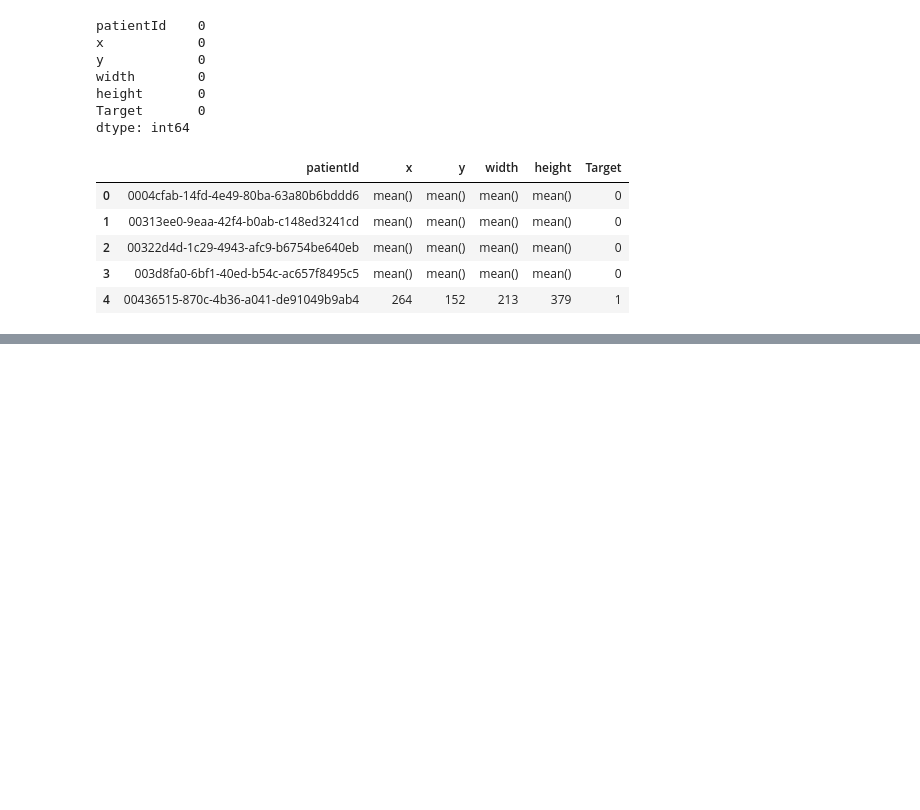
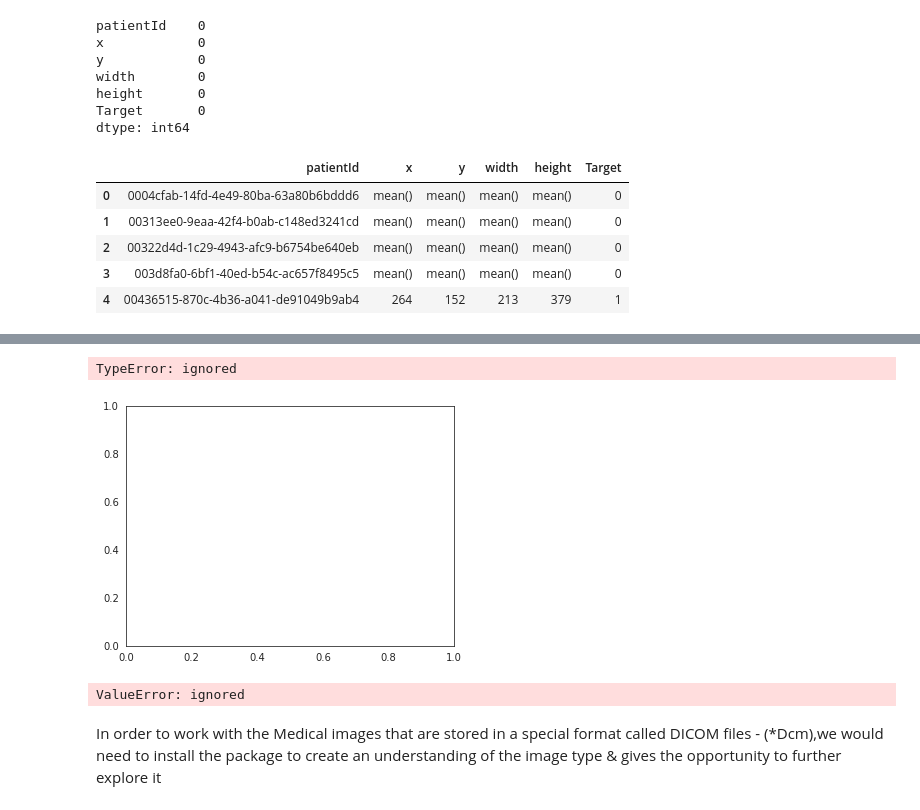
Before and after one commit to arvindhvasu/GL_Pneumonia_Detection, a Jupyter notebook: code/dataPreprocessing.ipynb, the cells around one changed output, grey strips where cells are left out. Drawn from its saved outputs; the diff is of its cells as text; code cells hidden in the pictures; blank space fills up the shorter version.

```diff
--- a/code/dataPreprocessing.ipynb
+++ b/code/dataPreprocessing.ipynb
@@ -153,0 +257,16 @@ df_train_labels.head()
+# %%
+plt.figure(figsize= (20,15))
+plt.subplot(3,3,1)
+plt.hist(df_class_info.count, color='lightblue', edgecolor = 'black', alpha = 0.7)
+plt.xlabel('class')
+plt.show()
+# %% [output]
+TypeError: ignored
+[figure, added]
+# %%
+
+sns.pairplot(data, hue=None, hue_order=None, palette=None, vars=None, x_vars=None, y_vars=None, kind='scatter', diag_kind='auto', markers=None, height=2.5, aspect=1, corner=False, dropna=True, plot_kws=None, diag_kws=None, grid_kws=None, size=None)
+# %% [output]
+ValueError: ignored
+# %% [markdown]
+In order to work with the Medical images that are stored in a special format called DICOM files - (*Dcm),we would need to install the package to create an understanding of the image type & gives the opportunity to further explore it
```
Also changed, not shown: parts of 21 cells of this notebook.
